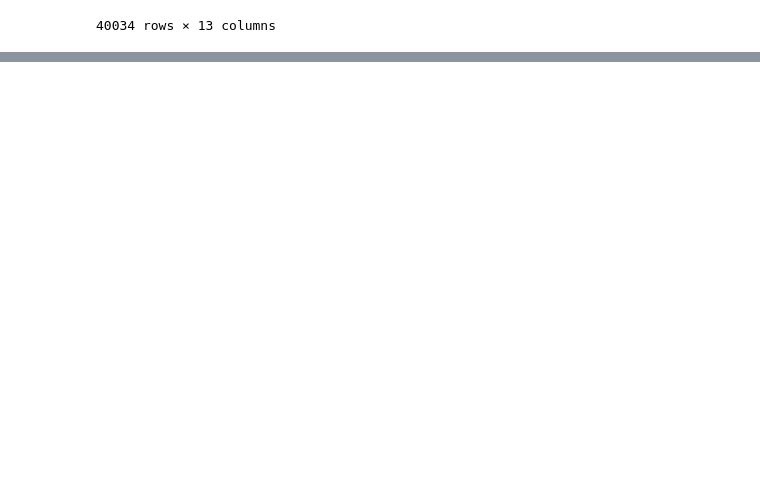
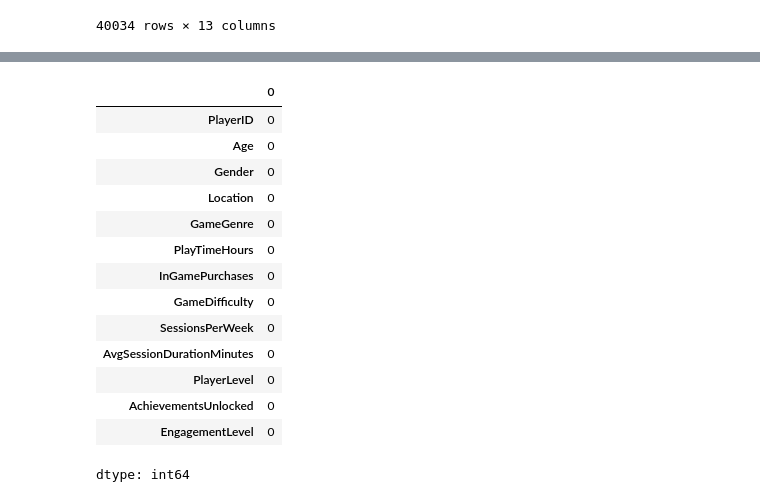
Before and after one commit to ParrvLuthra22/playerchurndataPrediction, a Jupyter notebook: PlayerChurnPrediction.ipynb, the cells around one changed output, grey strips where cells are left out. Saved outputs shown, nothing was run; the diff lists cells and outputs as text; code cells hidden in the pictures; blank space fills up the shorter version.

```diff
--- a/PlayerChurnPrediction.ipynb
+++ b/PlayerChurnPrediction.ipynb
@@ -31,0 +76,18 @@ df
+# %%
+df.isnull().sum()
+# %% [output]
+|  | 0 |
+| PlayerID | 0 |
+| Age | 0 |
+| Gender | 0 |
+| Location | 0 |
+| GameGenre | 0 |
+| PlayTimeHours | 0 |
+| InGamePurchases | 0 |
+| GameDifficulty | 0 |
+| SessionsPerWeek | 0 |
+| AvgSessionDurationMinutes | 0 |
+| PlayerLevel | 0 |
+| AchievementsUnlocked | 0 |
+| EngagementLevel | 0 |
+dtype: int64
```
Also changed, not shown: parts of 5 cells of this notebook.
